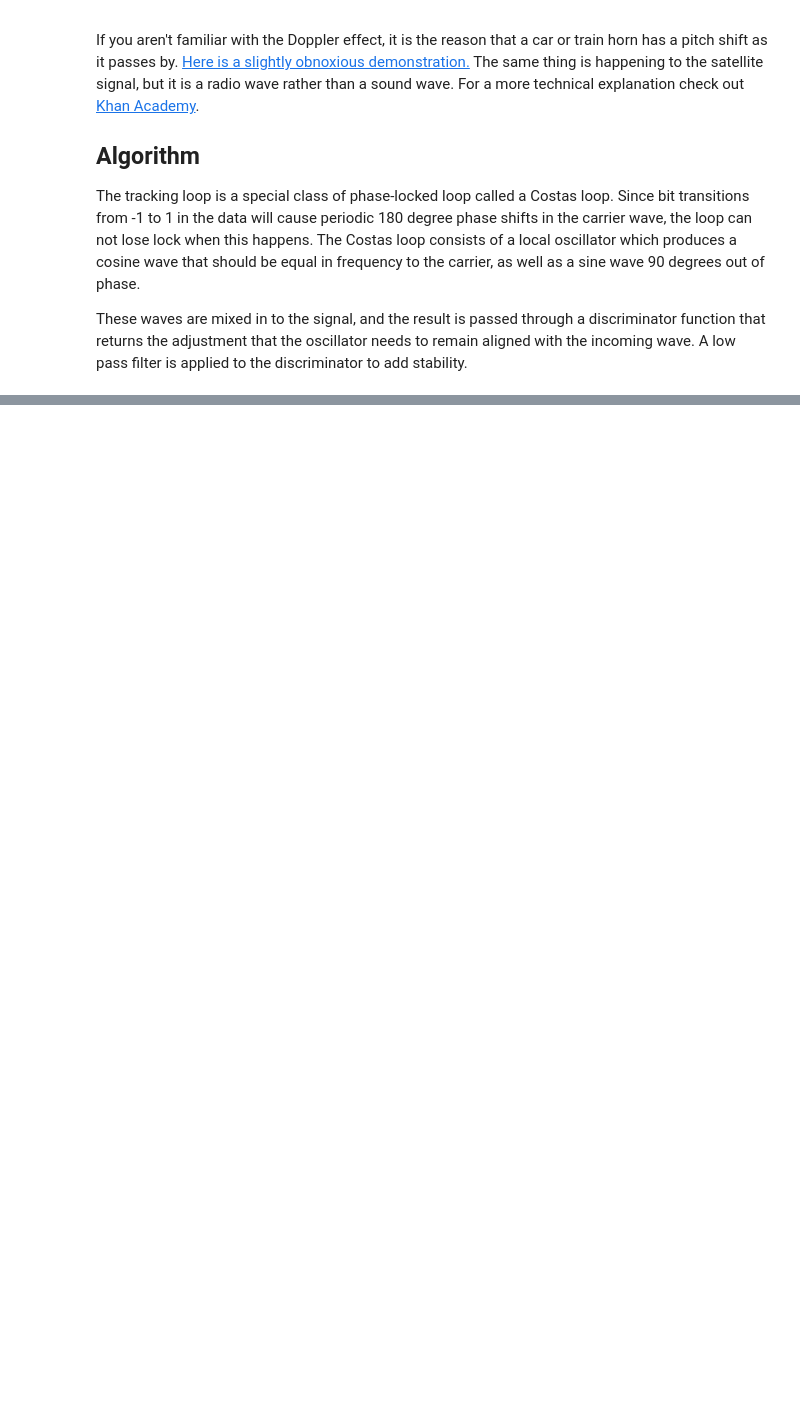
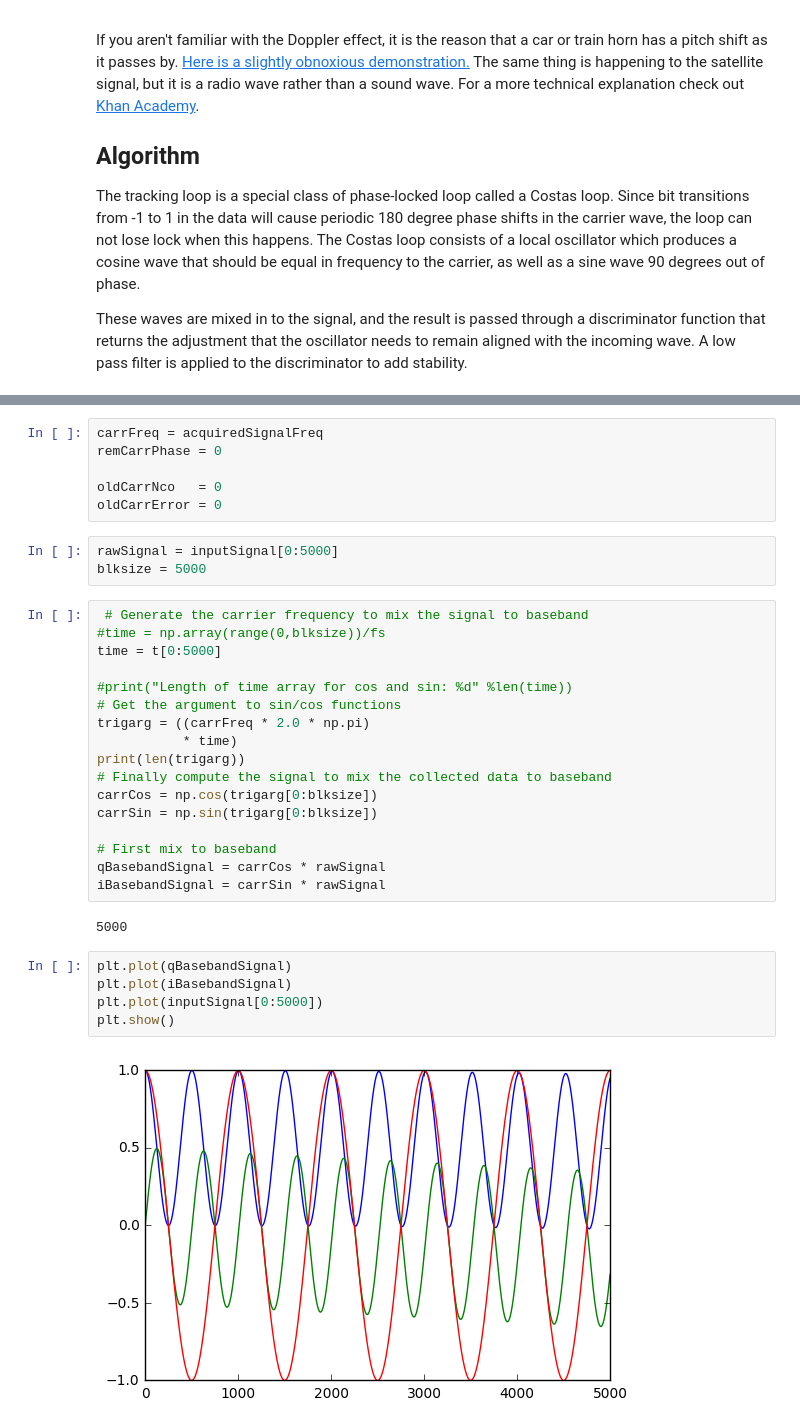
Before and after one commit to psas/gps, a Jupyter notebook: docs/_03_Carrier_Tracking.ipynb, the cells around one changed output, grey strips where cells are left out. Cells and saved outputs as stored; diff of their text form; blank space fills up the shorter version.

```diff
--- a/docs/_03_Carrier_Tracking.ipynb
+++ b/docs/_03_Carrier_Tracking.ipynb
@@ -17,0 +38,35 @@ import matplotlib.pyplot as plt
+# %%
+carrFreq = acquiredSignalFreq
+remCarrPhase = 0
+
+oldCarrNco   = 0
+oldCarrError = 0
+# %%
+rawSignal = inputSignal[0:5000]
+blksize = 5000
+# %%
+ # Generate the carrier frequency to mix the signal to baseband
+#time = np.array(range(0,blksize))/fs
+time = t[0:5000]
+
+#print("Length of time array for cos and sin: %d" %len(time))
+# Get the argument to sin/cos functions
+trigarg = ((carrFreq * 2.0 * np.pi)
+           * time)
+print(len(trigarg))
+# Finally compute the signal to mix the collected data to baseband
+carrCos = np.cos(trigarg[0:blksize])
+carrSin = np.sin(trigarg[0:blksize])
+
+# First mix to baseband
+qBasebandSignal = carrCos * rawSignal
+iBasebandSignal = carrSin * rawSignal
+# %% [output]
+5000
+# %%
+plt.plot(qBasebandSignal)
+plt.plot(iBasebandSignal)
+plt.plot(inputSignal[0:5000])
+plt.show()
+# %% [output]
+[figure, added]
```
Also changed, not shown: parts of 6 cells of this notebook, 2 other files.
